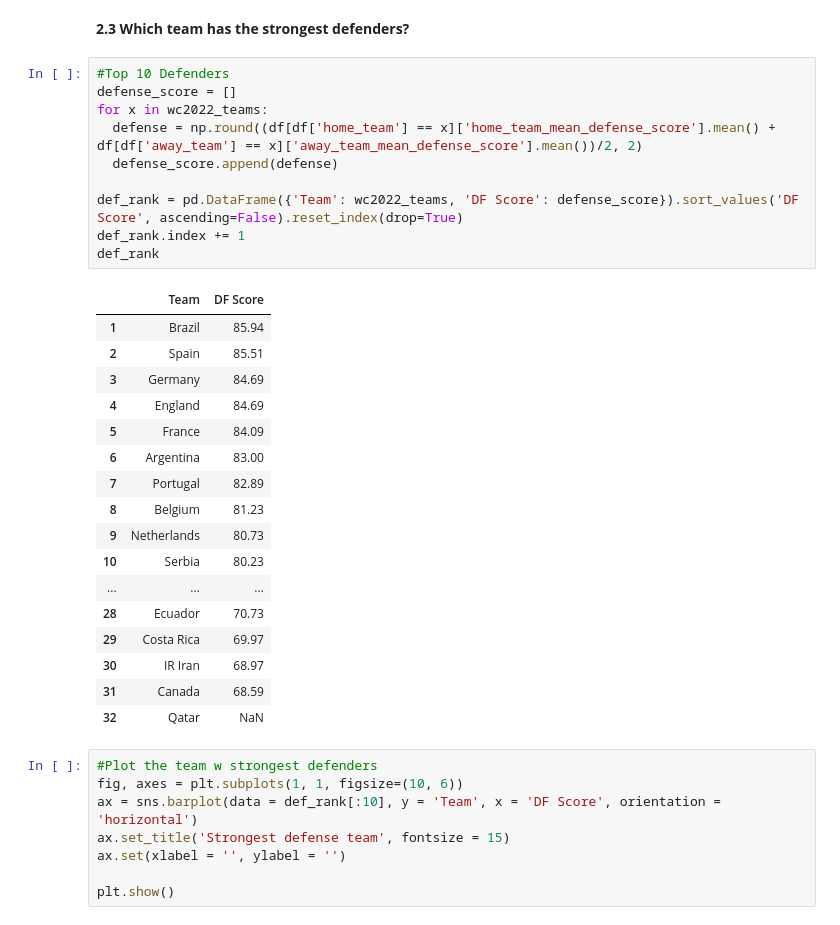
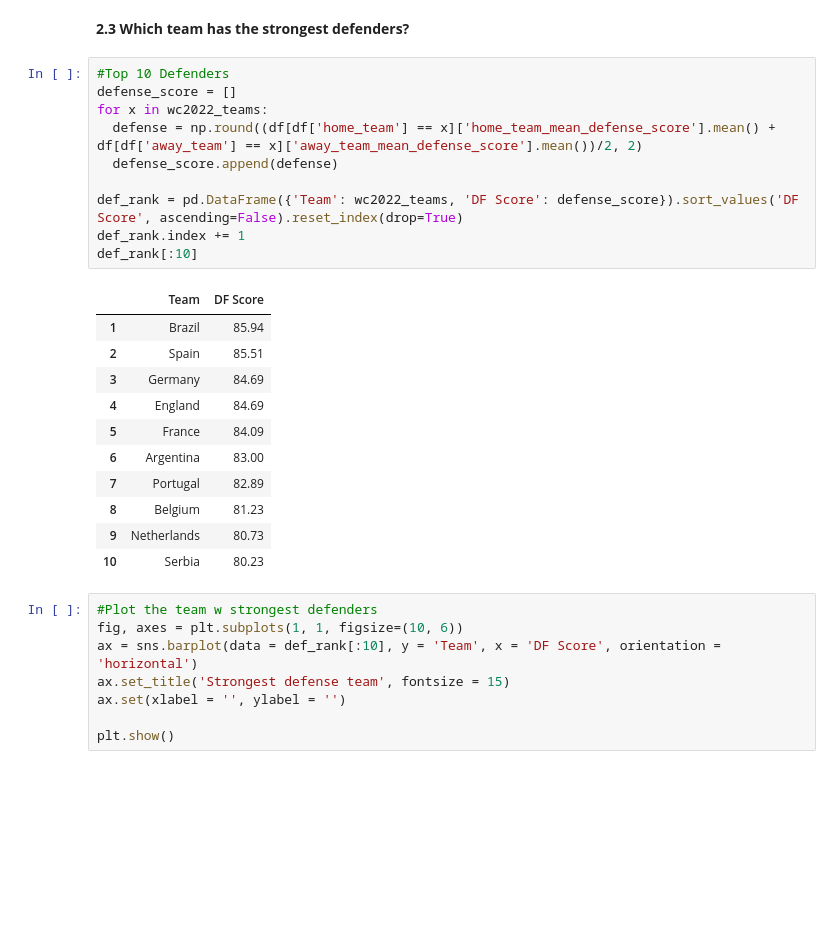
Before and after one commit to FangNaut/FIFA2022, a Jupyter notebook: FIFA.ipynb, the cells around one changed output. Cells and saved outputs as stored; diff of their text form; blank space fills up the shorter version.

```diff
--- a/FIFA.ipynb
+++ b/FIFA.ipynb
@@ -211,31 +200,25 @@ The offense score is the average FIFA game score of players in offense position
 # %%
 #Top 10 Defenders
 defense_score = []
 for x in wc2022_teams:
   defense = np.round((df[df['home_team'] == x]['home_team_mean_defense_score'].mean() + df[df['away_team'] == x]['away_team_mean_defense_score'].mean())/2, 2)
   defense_score.append(defense)
 
 def_rank = pd.DataFrame({'Team': wc2022_teams, 'DF Score': defense_score}).sort_values('DF Score', ascending=False).reset_index(drop=True)
 def_rank.index += 1
-def_rank
+def_rank[:10]
 # %% [output]
 |  | Team | DF Score |
 | 1 | Brazil | 85.94 |
 | 2 | Spain | 85.51 |
 | 3 | Germany | 84.69 |
 | 4 | England | 84.69 |
 | 5 | France | 84.09 |
 | 6 | Argentina | 83.00 |
 | 7 | Portugal | 82.89 |
 | 8 | Belgium | 81.23 |
 | 9 | Netherlands | 80.73 |
 | 10 | Serbia | 80.23 |
-| ... | ... | ... |
-| 28 | Ecuador | 70.73 |
-| 29 | Costa Rica | 69.97 |
-| 30 | IR Iran | 68.97 |
-| 31 | Canada | 68.59 |
-| 32 | Qatar | NaN |
 # %%
 #Plot the team w strongest defenders
 fig, axes = plt.subplots(1, 1, figsize=(10, 6))
```
Also changed, not shown: parts of 7 cells of this notebook.
